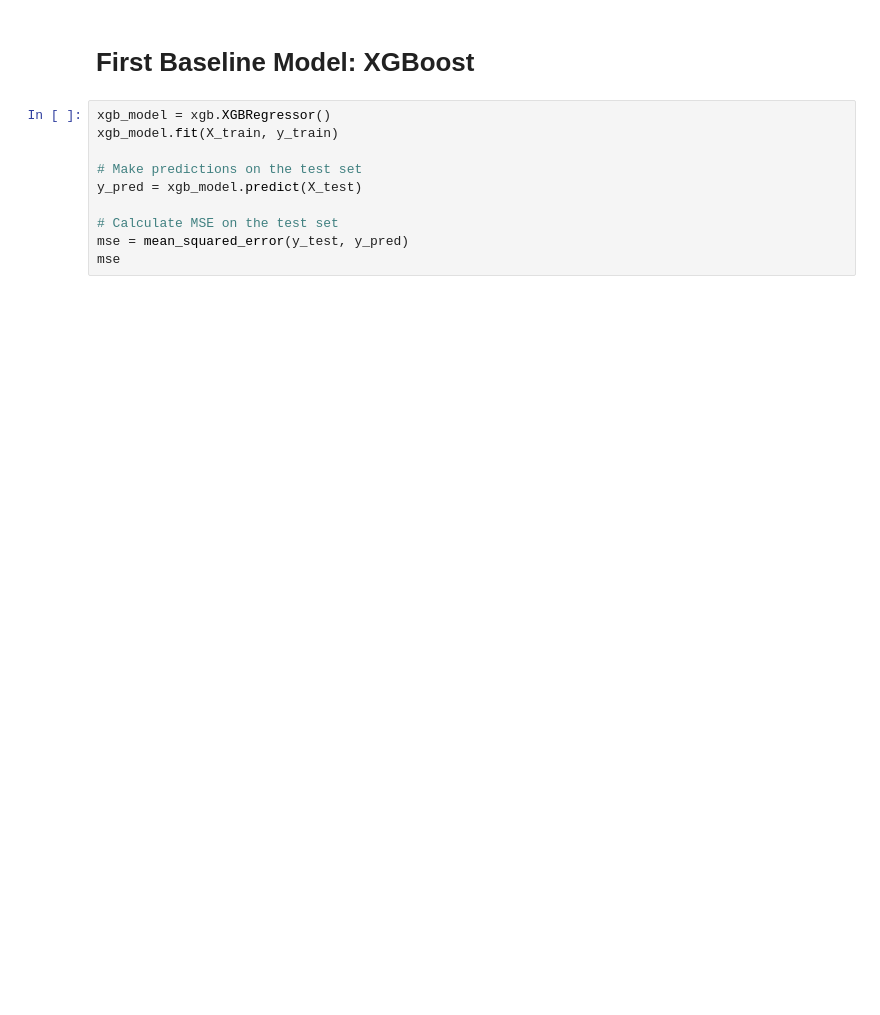
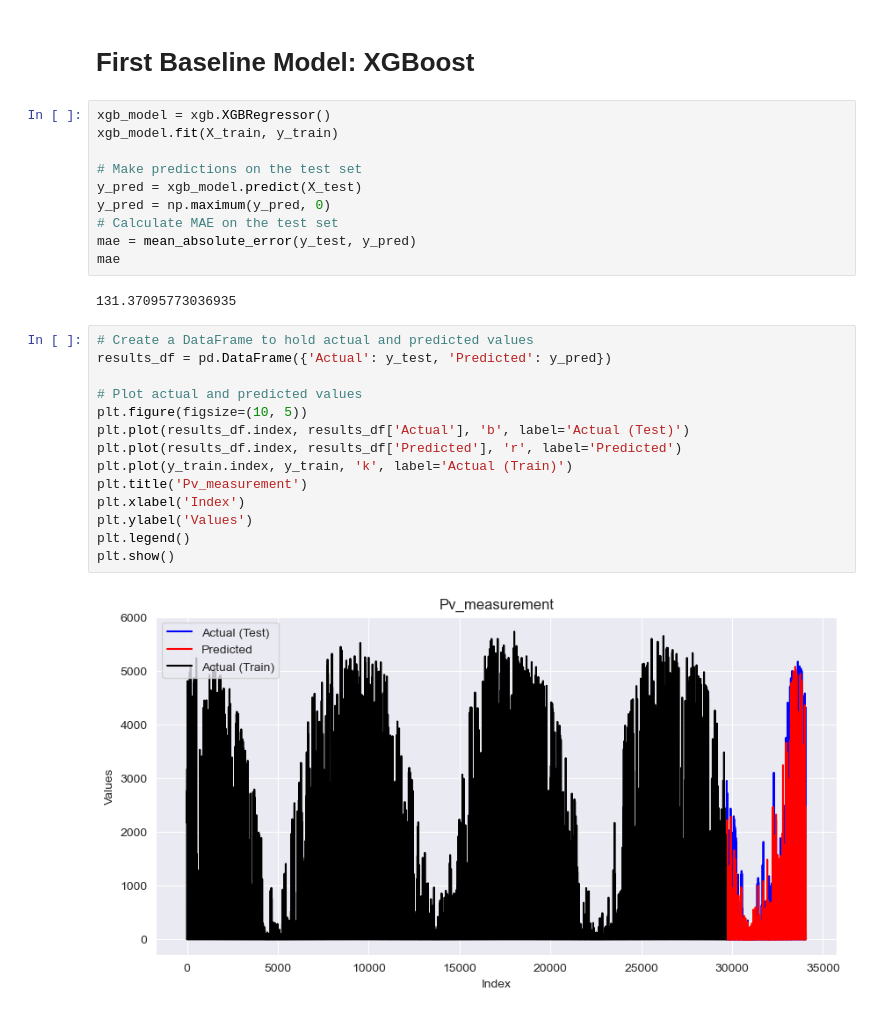
Before and after one commit to Markuski2023/MLGroupProject, a Jupyter notebook: src/Experiments.ipynb, the cells around one changed output. Drawn from its saved outputs; the diff is of its cells as text; blank space fills up the shorter version.

```diff
--- a/src/Experiments.ipynb
+++ b/src/Experiments.ipynb
@@ -52,7 +63,25 @@ xgb_model.fit(X_train, y_train)
 
 # Make predictions on the test set
 y_pred = xgb_model.predict(X_test)
-
-# Calculate MSE on the test set
-mse = mean_squared_error(y_test, y_pred)
-mse
+y_pred = np.maximum(y_pred, 0)
+# Calculate MAE on the test set
+mae = mean_absolute_error(y_test, y_pred)
+mae
+# %% [output]
+131.37095773036935
+# %%
+# Create a DataFrame to hold actual and predicted values
+results_df = pd.DataFrame({'Actual': y_test, 'Predicted': y_pred})
+
+# Plot actual and predicted values
+plt.figure(figsize=(10, 5))
+plt.plot(results_df.index, results_df['Actual'], 'b', label='Actual (Test)')
+plt.plot(results_df.index, results_df['Predicted'], 'r', label='Predicted')
+plt.plot(y_train.index, y_train, 'k', label='Actual (Train)')
+plt.title('Pv_measurement')
+plt.xlabel('Index')
+plt.ylabel('Values')
+plt.legend()
+plt.show()
+# %% [output]
+[figure, added]
```
Also changed, not shown: parts of 12 cells of this notebook, 6 other files.
